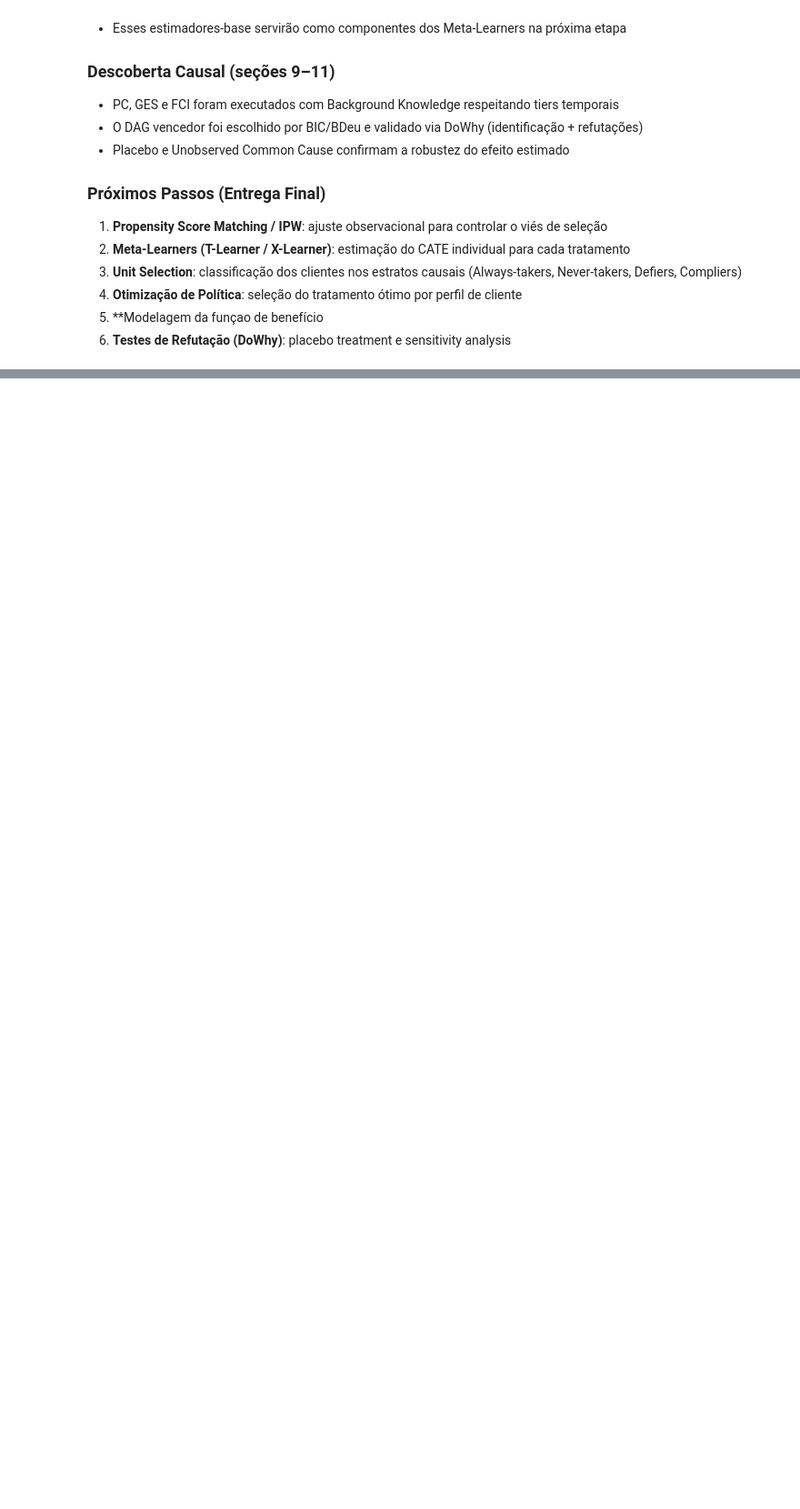
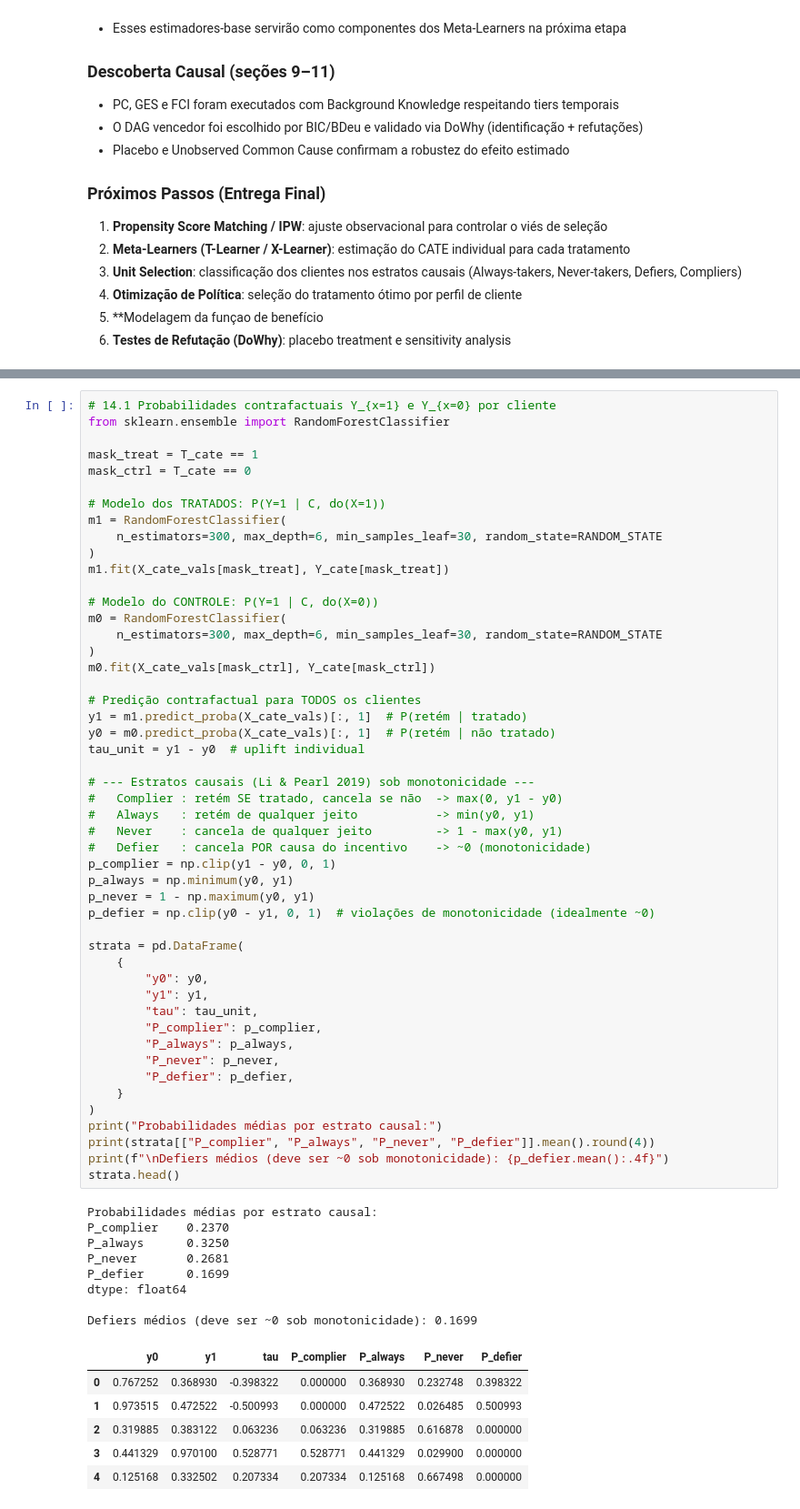
Before and after one commit to tomyt-t/tpcausal, a Jupyter notebook: tpcausal_Lucas.ipynb, the cells around one changed output, grey strips where cells are left out. Shown at 91% size. Cells and saved outputs as stored; diff of their text form; blank space fills up the shorter version.

```diff
--- a/tpcausal_Lucas.ipynb
+++ b/tpcausal_Lucas.ipynb
@@ -1942,0 +2172,64 @@ Resumo da validação:
+# %%
+# 14.1 Probabilidades contrafactuais Y_{x=1} e Y_{x=0} por cliente
+from sklearn.ensemble import RandomForestClassifier
+
+mask_treat = T_cate == 1
+mask_ctrl = T_cate == 0
+
+# Modelo dos TRATADOS: P(Y=1 | C, do(X=1))
+m1 = RandomForestClassifier(
+    n_estimators=300, max_depth=6, min_samples_leaf=30, random_state=RANDOM_STATE
+)
+m1.fit(X_cate_vals[mask_treat], Y_cate[mask_treat])
+
+# Modelo do CONTROLE: P(Y=1 | C, do(X=0))
+m0 = RandomForestClassifier(
+    n_estimators=300, max_depth=6, min_samples_leaf=30, random_state=RANDOM_STATE
+)
+m0.fit(X_cate_vals[mask_ctrl], Y_cate[mask_ctrl])
+
+# Predição contrafactual para TODOS os clientes
+y1 = m1.predict_proba(X_cate_vals)[:, 1]  # P(retém | tratado)
+y0 = m0.predict_proba(X_cate_vals)[:, 1]  # P(retém | não tratado)
+tau_unit = y1 - y0  # uplift individual
+
+# --- Estratos causais (Li & Pearl 2019) sob monotonicidade ---
+#   Complier : retém SE tratado, cancela se não  -> max(0, y1 - y0)
+#   Always   : retém de qualquer jeito           -> min(y0, y1)
+#   Never    : cancela de qualquer jeito         -> 1 - max(y0, y1)
+#   Defier   : cancela POR causa do incentivo    -> ~0 (monotonicidade)
+p_complier = np.clip(y1 - y0, 0, 1)
+p_always = np.minimum(y0, y1)
+p_never = 1 - np.maximum(y0, y1)
+p_defier = np.clip(y0 - y1, 0, 1)  # violações de monotonicidade (idealmente ~0)
+
+strata = pd.DataFrame(
+    {
+        "y0": y0,
+        "y1": y1,
+        "tau": tau_unit,
+        "P_complier": p_complier,
+        "P_always": p_always,
+        "P_never": p_never,
+        "P_defier": p_defier,
+    }
+)
+print("Probabilidades médias por estrato causal:")
+print(strata[["P_complier", "P_always", "P_never", "P_defier"]].mean().round(4))
+print(f"\nDefiers médios (deve ser ~0 sob monotonicidade): {p_defier.mean():.4f}")
+strata.head()
+# %% [output]
+Probabilidades médias por estrato causal:
+P_complier    0.2370
+P_always      0.3250
+P_never       0.2681
+P_defier      0.1699
+dtype: float64
+
+Defiers médios (deve ser ~0 sob monotonicidade): 0.1699
+|  | y0 | y1 | tau | P_complier | P_always | P_never | P_defier |
+| 0 | 0.767252 | 0.368930 | -0.398322 | 0.000000 | 0.368930 | 0.232748 | 0.398322 |
+| 1 | 0.973515 | 0.472522 | -0.500993 | 0.000000 | 0.472522 | 0.026485 | 0.500993 |
+| 2 | 0.319885 | 0.383122 | 0.063236 | 0.063236 | 0.319885 | 0.616878 | 0.000000 |
+| 3 | 0.441329 | 0.970100 | 0.528771 | 0.528771 | 0.441329 | 0.029900 | 0.000000 |
+| 4 | 0.125168 | 0.332502 | 0.207334 | 0.207334 | 0.125168 | 0.667498 | 0.000000 |
```
Also changed, not shown: parts of 22 cells of this notebook.
